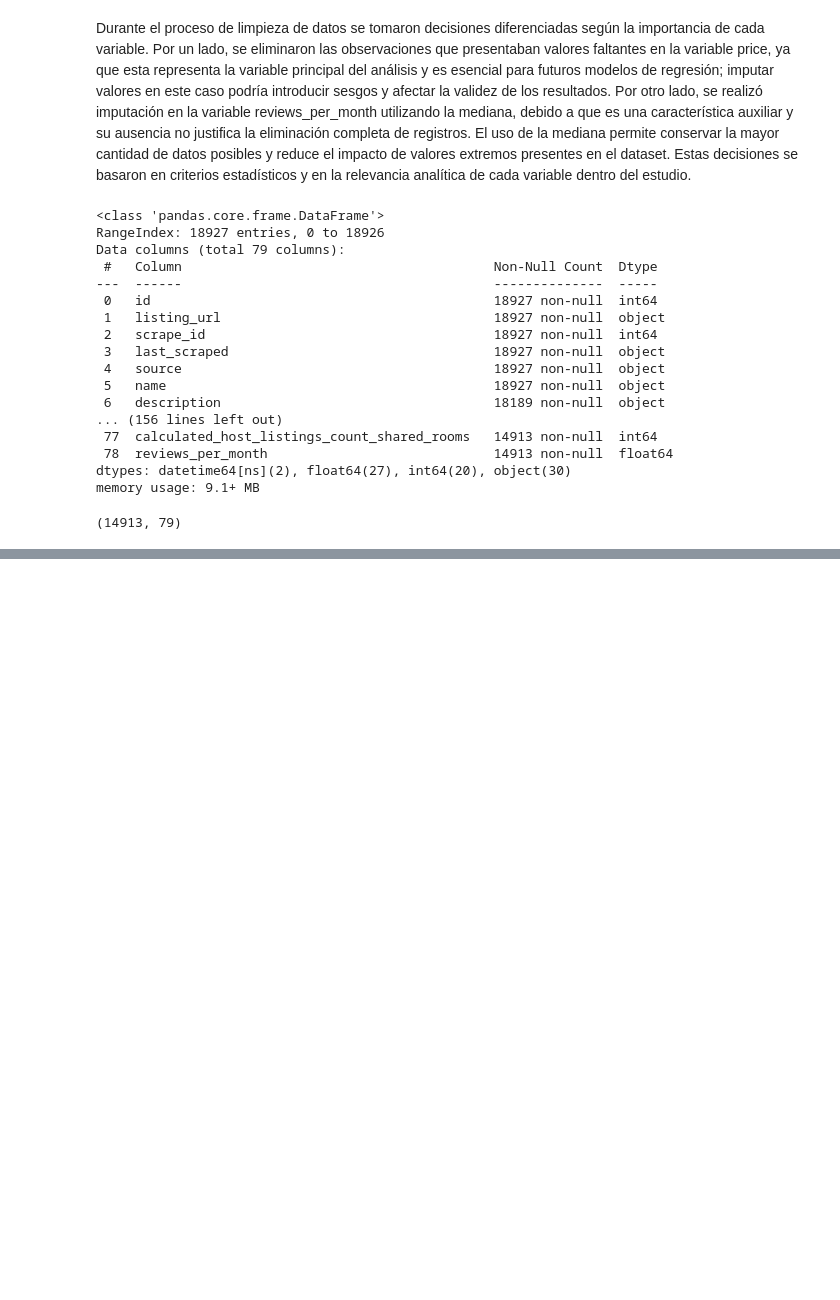
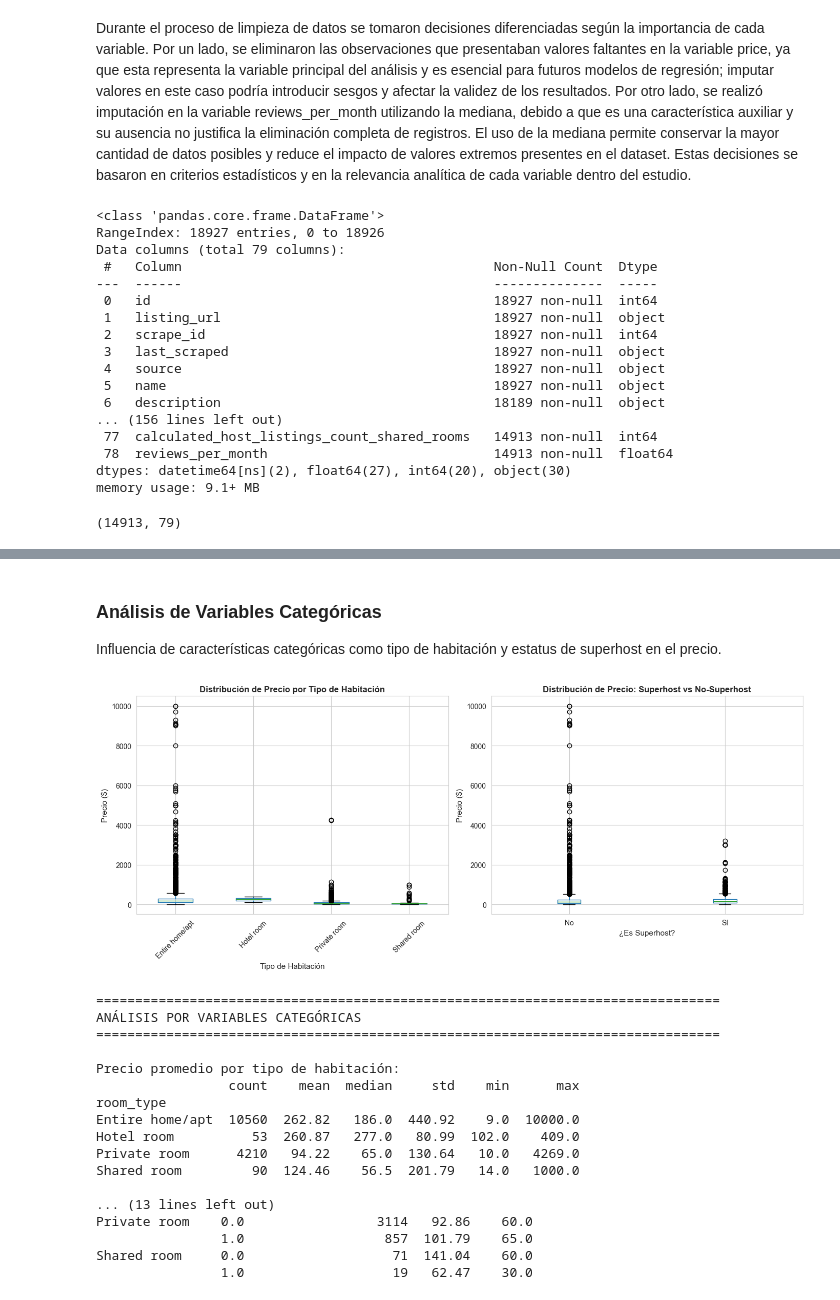
Before and after one commit to Santibari/Taller2-Analitica, a Jupyter notebook: Taller_1_EDA_Modelos_Regresion.ipynb, the cells around one changed output, grey strips where cells are left out. Drawn from its saved outputs; the diff is of its cells as text; code cells hidden in the pictures; blank space fills up the shorter version.

```diff
--- a/Taller_1_EDA_Modelos_Regresion.ipynb
+++ b/Taller_1_EDA_Modelos_Regresion.ipynb
@@ -293 +501,69 @@ memory usage: 9.1+ MB
+# %% [markdown]
+### Análisis de Variables Categóricas
+
+Influencia de características categóricas como tipo de habitación y estatus de superhost en el precio.
+# %%
+# ===== 2.4 ANÁLISIS DE VARIABLES CATEGÓRICAS =====
+
+fig, axes = plt.subplots(1, 2, figsize=(14, 6))
+
+# Boxplot: Room Type vs Price
+if 'room_type' in df.columns:
+    df.boxplot(column='price', by='room_type', ax=axes[0])
+    axes[0].set_xlabel('Tipo de Habitación', fontsize=11)
+    axes[0].set_ylabel('Precio ($)', fontsize=11)
+    axes[0].set_title('Distribución de Precio por Tipo de Habitación', fontsize=12, fontweight='bold')
+    plt.sca(axes[0])
+    plt.xticks(rotation=45)
+
+# Boxplot: Superhost vs Price
+if 'host_is_superhost' in df.columns:
+    df.boxplot(column='price', by='host_is_superhost', ax=axes[1])
+    axes[1].set_xlabel('¿Es Superhost?', fontsize=11)
+    axes[1].set_ylabel('Precio ($)', fontsize=11)
+    axes[1].set_title('Distribución de Precio: Superhost vs No-Superhost', fontsize=12, fontweight='bold')
+    axes[1].set_xticklabels(['No', 'Sí'])
+
+plt.suptitle('')  # Eliminar el título automático
+plt.tight_layout()
+plt.show()
+
+print("\n" + "="*80)
+print("ANÁLISIS POR VARIABLES CATEGÓRICAS")
+print("="*80)
+
+if 'room_type' in df.columns:
+    print("\nPrecio promedio por tipo de habitación:")
+    precio_room = df.groupby('room_type')['price'].agg(['count', 'mean', 'median', 'std', 'min', 'max'])
+    print(precio_room.round(2))
+
+if 'host_is_superhost' in df.columns:
+    print("\nPrecio promedio por Superhost status:")
+    precio_superhost = df.groupby('host_is_superhost')['price'].agg(['count', 'mean', 'median', 'std', 'min', 'max'])
+    print(precio_superhost.round(2))
+
+# Análisis de precio por combinación de características
+if 'room_type' in df.columns and 'host_is_superhost' in df.columns:
+    print("\nPrecio promedio por Room Type y Superhost:")
+    precio_combo = df.groupby(['room_type', 'host_is_superhost'])['price'].agg(['count', 'mean', 'median'])
+    print(precio_combo.round(2))
+# %% [output]
+[figure, added]
+================================================================================
+ANÁLISIS POR VARIABLES CATEGÓRICAS
+================================================================================
+
+Precio promedio por tipo de habitación:
+                 count    mean  median     std    min      max
+room_type
+Entire home/apt  10560  262.82   186.0  440.92    9.0  10000.0
+Hotel room          53  260.87   277.0   80.99  102.0    409.0
+Private room      4210   94.22    65.0  130.64   10.0   4269.0
+Shared room         90  124.46    56.5  201.79   14.0   1000.0
+
+... (13 lines left out)
+Private room    0.0                 3114   92.86    60.0
+                1.0                  857  101.79    65.0
+Shared room     0.0                   71  141.04    60.0
+                1.0                   19   62.47    30.0
 # %% [markdown]
```
Also changed, not shown: parts of 16 cells of this notebook.
